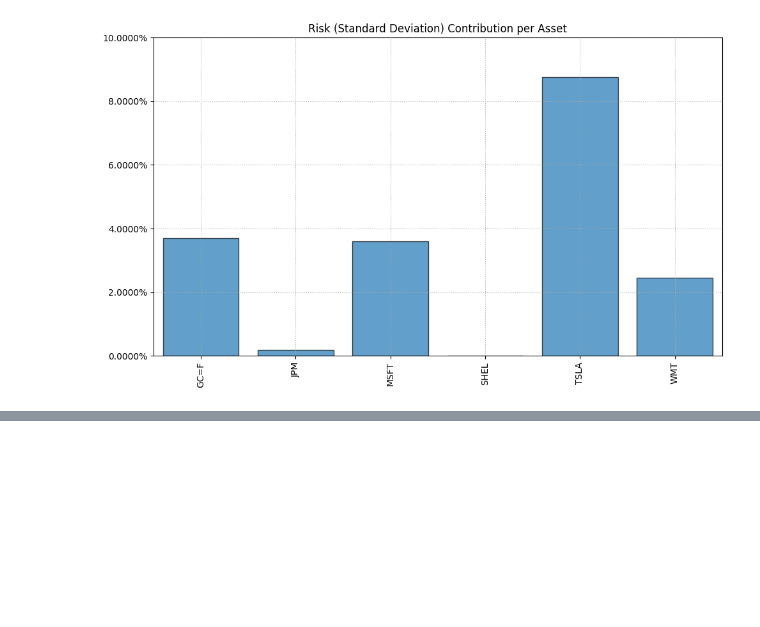
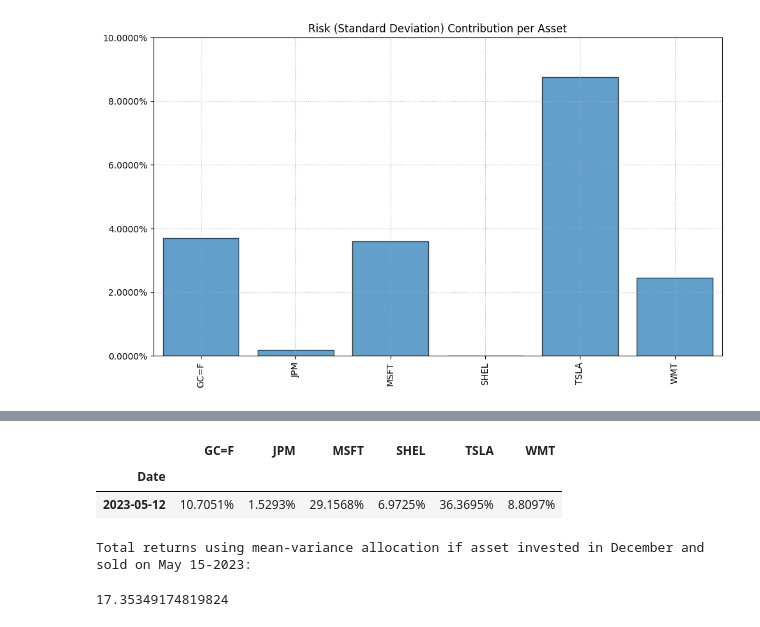
Before and after one commit to shashankks0987/portfolio-management, a Jupyter notebook: portfolio management.ipynb, the cells around one changed output, grey strips where cells are left out. Drawn from its saved outputs; the diff is of its cells as text; code cells hidden in the pictures; blank space fills up the shorter version.

```diff
--- a/portfolio management.ipynb
+++ b/portfolio management.ipynb
@@ -131,0 +170,15 @@ ax = rp.plot_risk_con(w, cov=port.cov, returns=port.returns, rm=rm, rf=0, alpha=
+# %%
+#Total return during the period= (final value - beginning value) / beginning value
+re = Y_test.iloc[[0, -1]]
+percent_returns = re.pct_change().dropna()
+percent_returns
+# %% [output]
+|  | GC=F | JPM | MSFT | SHEL | TSLA | WMT |
+| Date |  |  |  |  |  |  |
+| 2023-05-12 | 10.7051% | 1.5293% | 29.1568% | 6.9725% | 36.3695% | 8.8097% |
+# %%
+print("Total returns using mean-variance allocation if asset invested in December and sold on May 15-2023:")
+(percent_returns.iloc[0]['GC=F']*w.iloc[0]['weights'] + percent_returns.iloc[0]['JPM']*w.iloc[1]['weights'] + percent_returns.iloc[0]['MSFT']*w.iloc[2]['weights'] + percent_returns.iloc[0]['SHEL']*w.iloc[3]['weights'] + percent_returns.iloc[0]['TSLA']*w.iloc[4]['weights'] + percent_returns.iloc[0]['WMT']*w.iloc[5]['weights'] ) * 100
+# %% [output]
+Total returns using mean-variance allocation if asset invested in December and sold on May 15-2023:
+17.35349174819824
```
Also changed, not shown: parts of 5 cells of this notebook.
